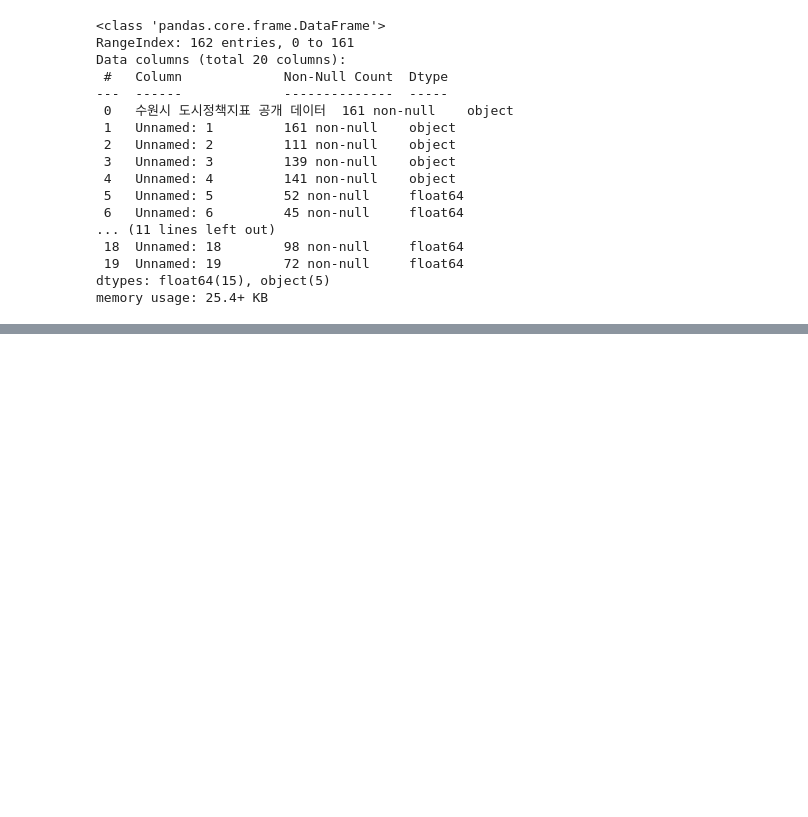
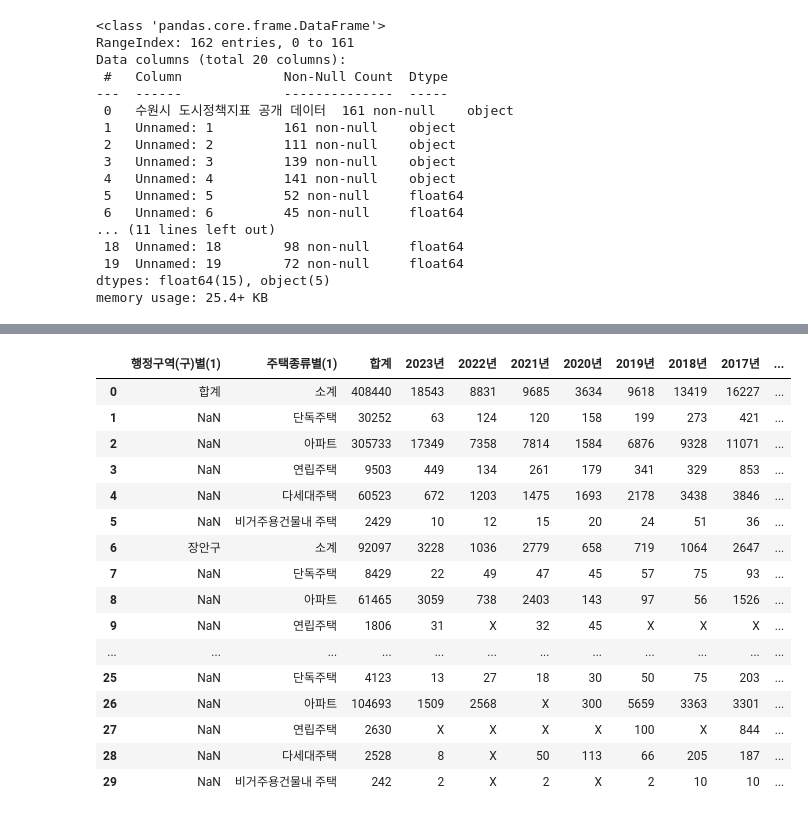
Before and after one commit to HOYUN-Y/Data_projects, a Jupyter notebook: dacon_sri_suwon_data_analysis/[Dacon] 공공데이터를 활용 수원시 정책 제안.ipynb, the cells around one changed output, grey strips where cells are left out. Cells and saved outputs as stored; diff of their text form; code cells hidden in the pictures; blank space fills up the shorter version.

```diff
--- a/dacon_sri_suwon_data_analysis/[Dacon] 공공데이터를 활용 수원시 정책 제안.ipynb
+++ b/dacon_sri_suwon_data_analysis/[Dacon] 공공데이터를 활용 수원시 정책 제안.ipynb
@@ -300,0 +287,2 @@ city_policy_data[city_policy_data['Unnamed: 1']=='노후주택비율'] #2015~202
+# %%
+house = pd.read_excel('../../git_ignore_file/Dataset/suwon_sri_data/건축연도별_주택_20250716163023.xlsx')
@@ -300,0 +298,24 @@ city_policy_data[city_policy_data['Unnamed: 1']=='노후주택비율'] #2015~202
+# %%
+house.columns = house.iloc[0]
+# %%
+house = house.drop(0).reset_index(drop = True)
+# %%
+house
+# %% [output]
+|  | 행정구역(구)별(1) | 주택종류별(1) | 합계 | 2023년 | 2022년 | 2021년 | 2020년 | 2019년 | 2018년 | 2017년 | ... |
+| 0 | 합계 | 소계 | 408440 | 18543 | 8831 | 9685 | 3634 | 9618 | 13419 | 16227 | ... |
+| 1 | NaN | 단독주택 | 30252 | 63 | 124 | 120 | 158 | 199 | 273 | 421 | ... |
+| 2 | NaN | 아파트 | 305733 | 17349 | 7358 | 7814 | 1584 | 6876 | 9328 | 11071 | ... |
+| 3 | NaN | 연립주택 | 9503 | 449 | 134 | 261 | 179 | 341 | 329 | 853 | ... |
+| 4 | NaN | 다세대주택 | 60523 | 672 | 1203 | 1475 | 1693 | 2178 | 3438 | 3846 | ... |
+| 5 | NaN | 비거주용건물내 주택 | 2429 | 10 | 12 | 15 | 20 | 24 | 51 | 36 | ... |
+| 6 | 장안구 | 소계 | 92097 | 3228 | 1036 | 2779 | 658 | 719 | 1064 | 2647 | ... |
+| 7 | NaN | 단독주택 | 8429 | 22 | 49 | 47 | 45 | 57 | 75 | 93 | ... |
+| 8 | NaN | 아파트 | 61465 | 3059 | 738 | 2403 | 143 | 97 | 56 | 1526 | ... |
+| 9 | NaN | 연립주택 | 1806 | 31 | X | 32 | 45 | X | X | X | ... |
+| ... | ... | ... | ... | ... | ... | ... | ... | ... | ... | ... | ... |
+| 25 | NaN | 단독주택 | 4123 | 13 | 27 | 18 | 30 | 50 | 75 | 203 | ... |
+| 26 | NaN | 아파트 | 104693 | 1509 | 2568 | X | 300 | 5659 | 3363 | 3301 | ... |
+| 27 | NaN | 연립주택 | 2630 | X | X | X | X | 100 | X | 844 | ... |
+| 28 | NaN | 다세대주택 | 2528 | 8 | X | 50 | 113 | 66 | 205 | 187 | ... |
+| 29 | NaN | 비거주용건물내 주택 | 242 | 2 | X | 2 | X | 2 | 10 | 10 | ... |
```
Also changed, not shown: parts of 3 cells of this notebook.
